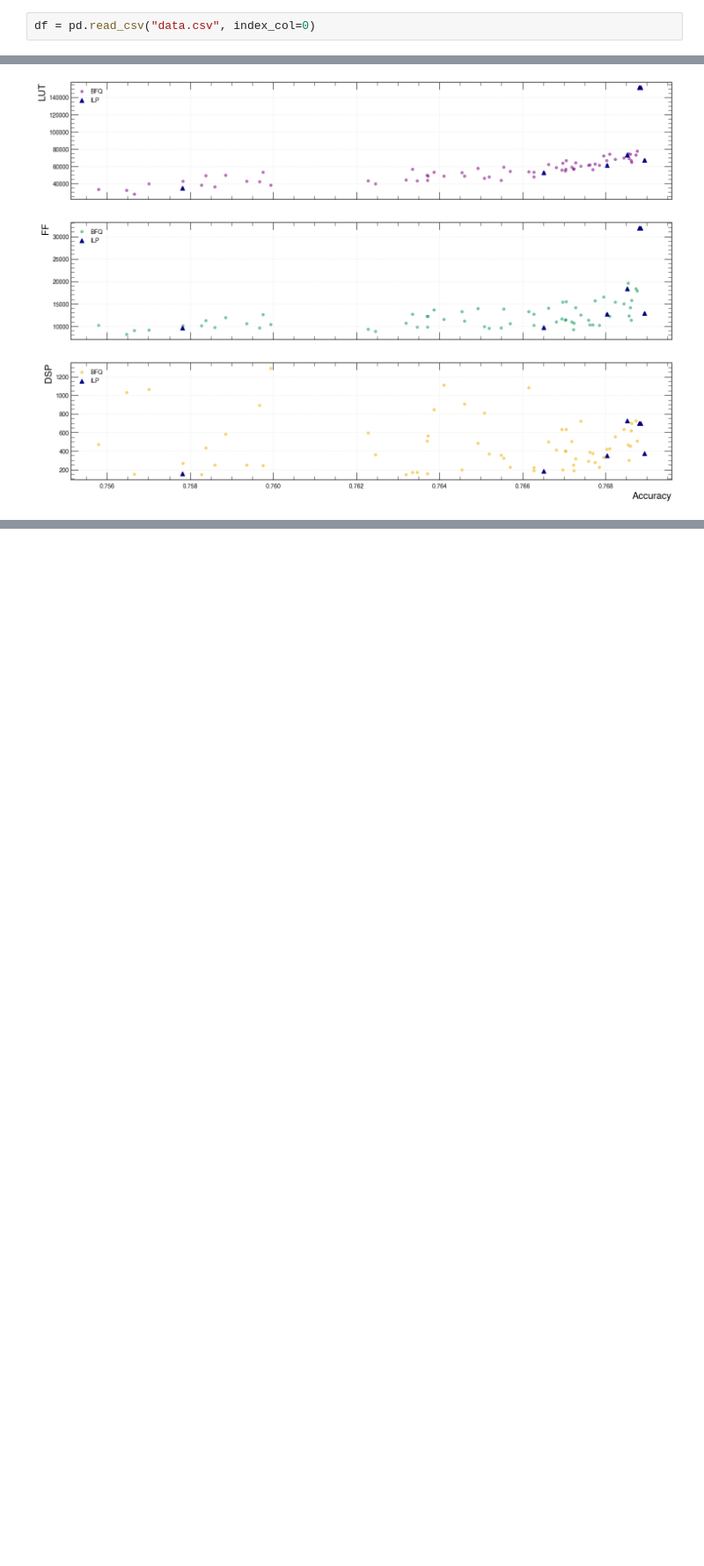
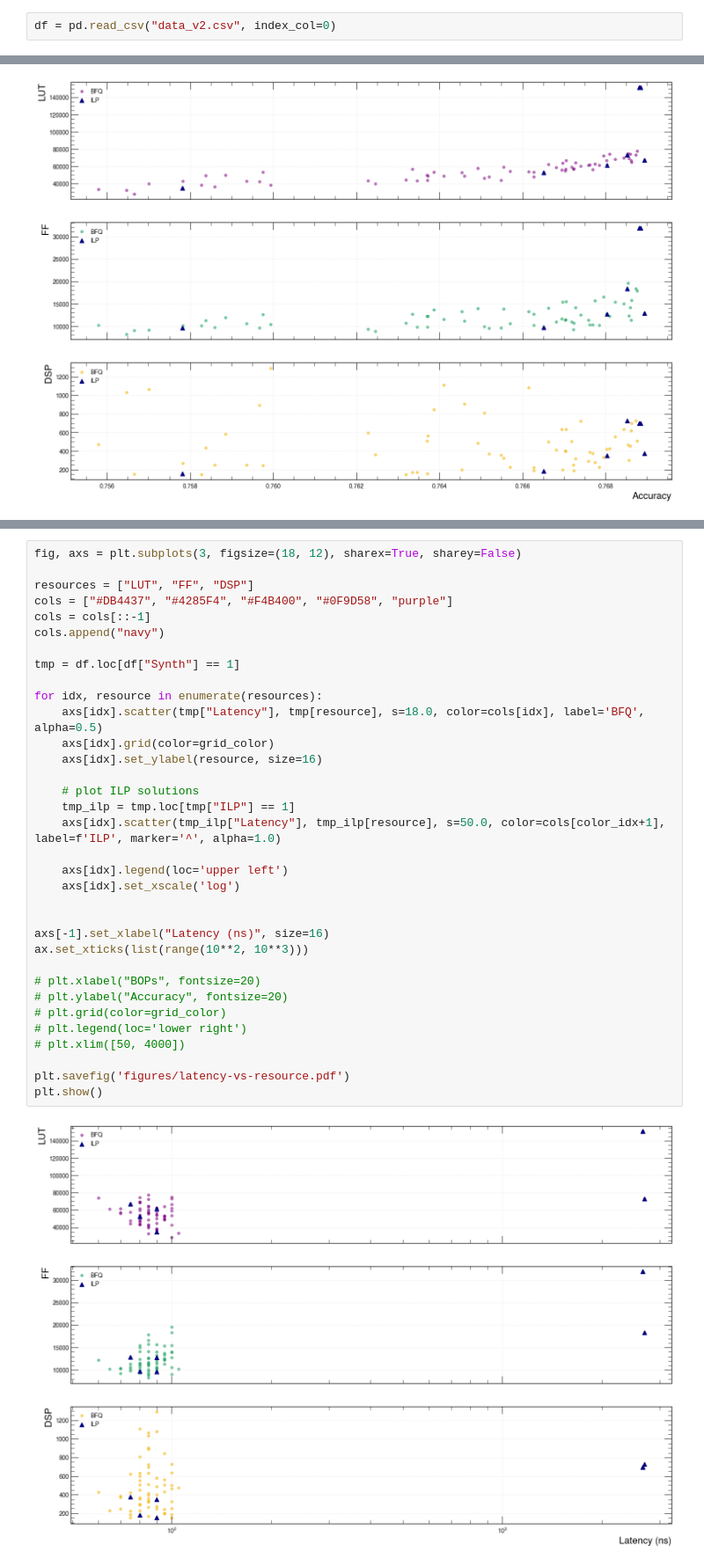
Before and after one commit to jicampos/hawq-hls4ml-figures, a Jupyter notebook: gen_figs.ipynb, the cells around one changed output, grey strips where cells are left out. Shown at 88% size. Saved outputs shown, nothing was run; the diff lists cells and outputs as text; blank space fills up the shorter version.

Commit message:
Add latency

```diff
--- a/gen_figs.ipynb
+++ b/gen_figs.ipynb
@@ -9,7 +9,7 @@ import matplotlib.pyplot as plt
 import mplhep as hep
 hep.style.use(hep.style.ROOT)
 # %%
-df = pd.read_csv("data.csv", index_col=0)
+df = pd.read_csv("data_v2.csv", index_col=0)
 # %%
 # dir for all figures
 save_dir = 'figures/'
@@ -361,0 +364,36 @@ df_acc.sort_values("Acc.")
+# %%
+fig, axs = plt.subplots(3, figsize=(18, 12), sharex=True, sharey=False)
+
+resources = ["LUT", "FF", "DSP"]
+cols = ["#DB4437", "#4285F4", "#F4B400", "#0F9D58", "purple"]
+cols = cols[::-1]
+cols.append("navy")
+
+tmp = df.loc[df["Synth"] == 1]
+
+for idx, resource in enumerate(resources):
+    axs[idx].scatter(tmp["Latency"], tmp[resource], s=18.0, color=cols[idx], label='BFQ', alpha=0.5)
+    axs[idx].grid(color=grid_color)
+    axs[idx].set_ylabel(resource, size=16)
+
+    # plot ILP solutions
+    tmp_ilp = tmp.loc[tmp["ILP"] == 1]
+    axs[idx].scatter(tmp_ilp["Latency"], tmp_ilp[resource], s=50.0, color=cols[color_idx+1], label=f'ILP', marker='^', alpha=1.0)
+
+    axs[idx].legend(loc='upper left')
+    axs[idx].set_xscale('log')
+
+
+axs[-1].set_xlabel("Latency (ns)", size=16)
+ax.set_xticks(list(range(10**2, 10**3)))
+
+# plt.xlabel("BOPs", fontsize=20)
+# plt.ylabel("Accuracy", fontsize=20)
+# plt.grid(color=grid_color)
+# plt.legend(loc='lower right')
+# plt.xlim([50, 4000])
+
+plt.savefig('figures/latency-vs-resource.pdf')
+plt.show()
+# %% [output]
+[figure, added]
```
Also changed, not shown: parts of 2 cells of this notebook, 1 other file.
